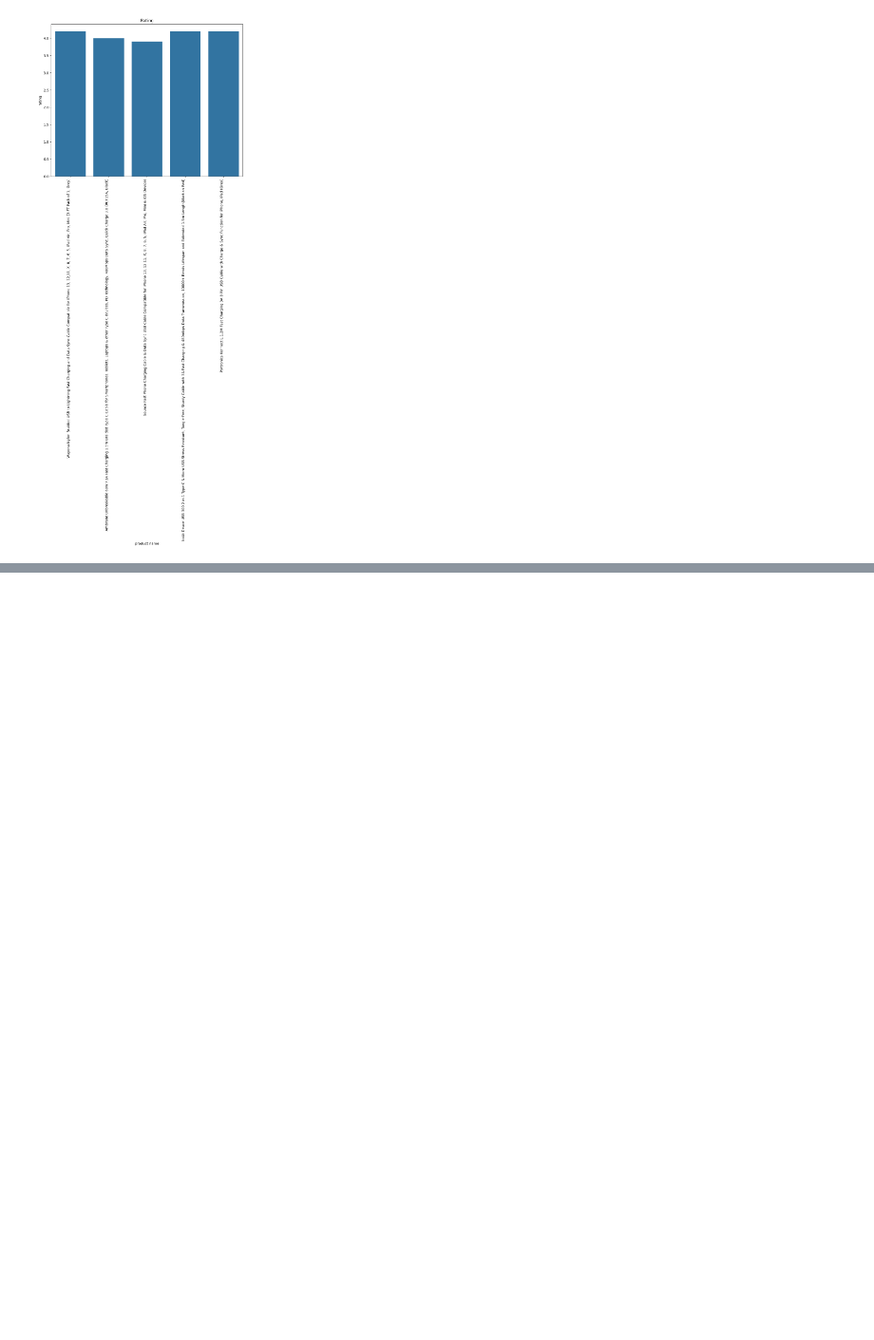
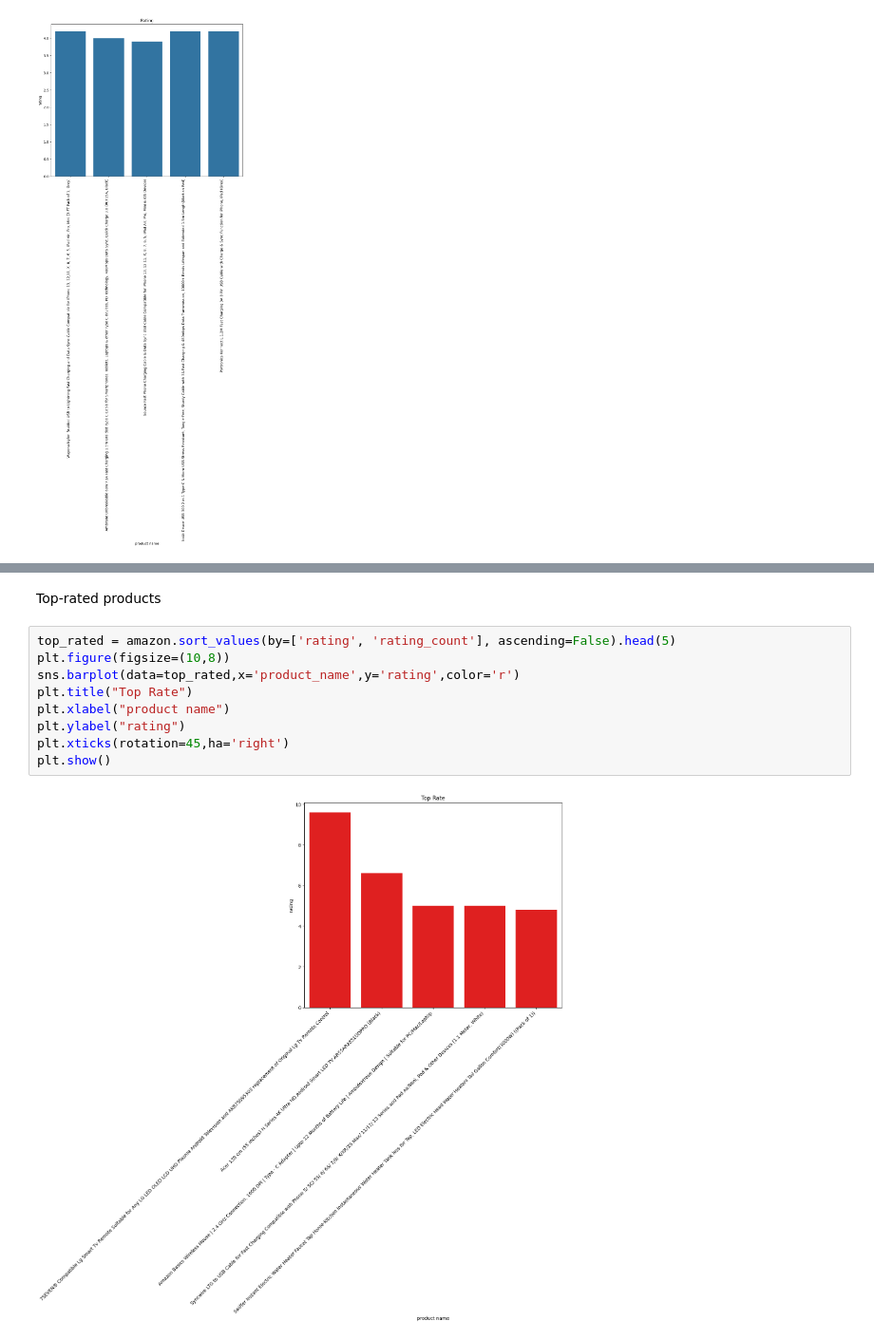
Before and after one commit to rodyragab35205-maker/Amazon-EDA-Project, a Jupyter notebook: notebooks/amazon_eda.ipynb, the cells around one changed output, grey strips where cells are left out. Shown at 95% size. Cells and saved outputs as stored; diff of their text form; blank space fills up the shorter version.

```diff
--- a/notebooks/amazon_eda.ipynb
+++ b/notebooks/amazon_eda.ipynb
@@ -420,0 +430,13 @@ plt.show()
+# %% [markdown]
+Top-rated products
+# %%
+top_rated = amazon.sort_values(by=['rating', 'rating_count'], ascending=False).head(5)
+plt.figure(figsize=(10,8))
+sns.barplot(data=top_rated,x='product_name',y='rating',color='r')
+plt.title("Top Rate")
+plt.xlabel("product name")
+plt.ylabel("rating")
+plt.xticks(rotation=45,ha='right')
+plt.show()
+# %% [output]
+[figure, added]
```
Also changed, not shown: parts of 9 cells of this notebook.
